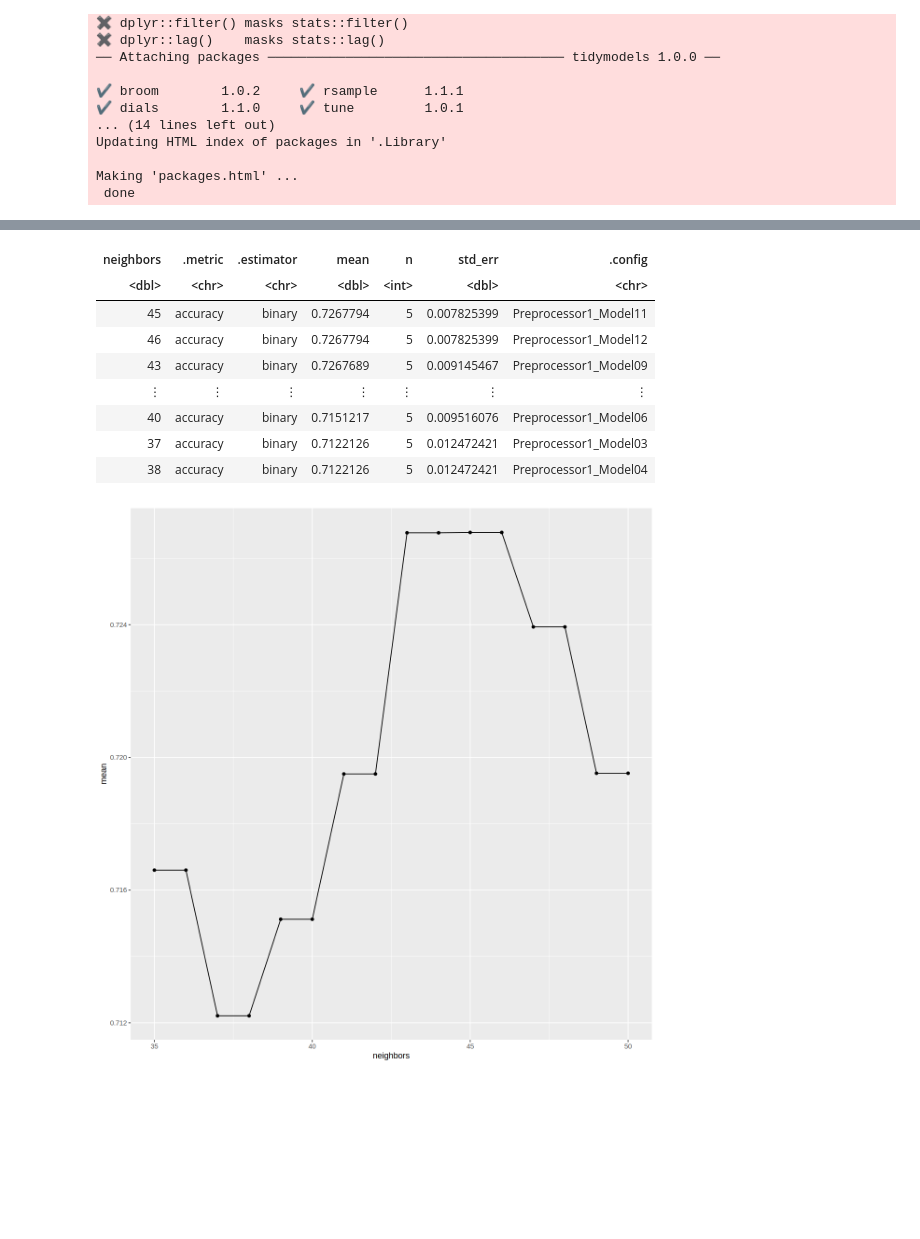
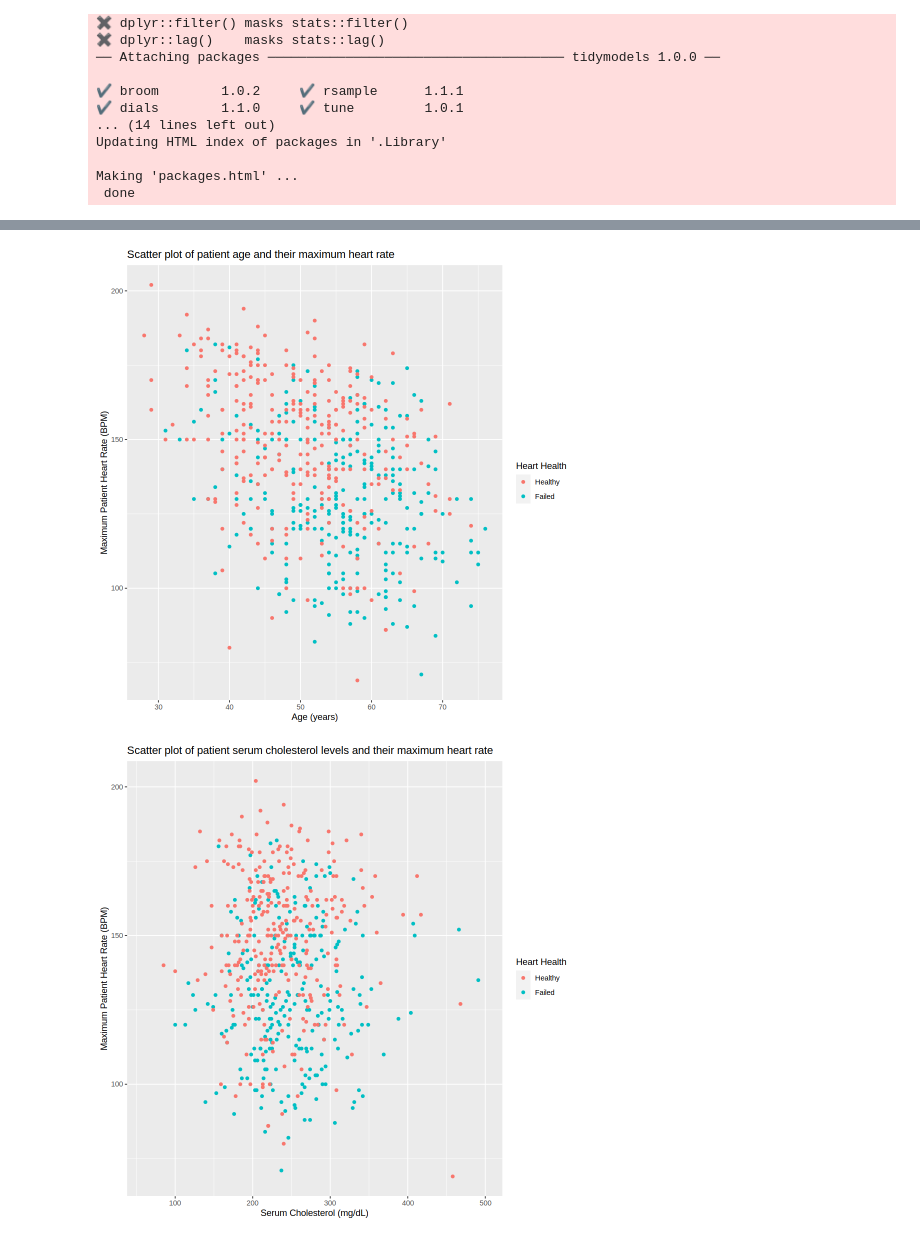
Before and after one commit to hamin2006/Group_Project_7, a Jupyter notebook: project_proposal_group7.ipynb, the cells around one changed output, grey strips where cells are left out. Cells and saved outputs as stored; diff of their text form; code cells hidden in the pictures; blank space fills up the shorter version.

Commit message:
plots and tables

```diff
--- a/project_proposal_group7.ipynb
+++ b/project_proposal_group7.ipynb
@@ -27,23 +27,31 @@ Making 'packages.html' ...
  done
 # %%
 set.seed(50)
-heart_data <- read_csv("data/heart.csv", skip = 1, col_names = c("age","sex","chest_pain","resting_bp","cholesterol","fasting_bs","rest_ecg","max_heart_rate","excercise_angina","old_peak","st_slope","heart_failure")) |>
-    mutate(heart_failure = case_when(heart_failure == 1 ~ "Healthy" , heart_failure == 0 ~ "Failed"), heart_failure = as_factor(heart_failure)) |>
+#loading raw dataset with new clean column names
+heart_raw <- read_csv("https://raw.githubusercontent.com/hamin2006/Group_Project_7/main/data/heart1.csv",
+                       skip = 1,
+                       col_names = c("age","sex","chest_pain","resting_bp","cholesterol","fasting_bs","rest_ecg",
+                                    "max_heart_rate","excercise_angina","old_peak","st_slope","heart_failure"))
+
+#cleaning data and selecting predictor variables
+heart_data <- heart_raw |>
+    mutate(heart_failure = case_when(heart_failure == 0 ~ "Healthy" , heart_failure == 1 ~ "Failed"),
+           heart_failure = as_factor(heart_failure)) |>
     select(age, resting_bp, cholesterol, max_heart_rate, heart_failure)
 
-heart_data
-
-
+#splitting clean data into training and testing sets
 heart_split <- initial_split(heart_data, prop = 0.75, strata = heart_failure)
 
 heart_training <- training(heart_split)
 heart_testing <- testing(heart_split)
 
+#summarization of training data
 heart_training_summary <- heart_training |>
     group_by(heart_failure) |>
     summarize (patients = n(),
               mean_age = mean(age),
               mean_resting_bp = mean(resting_bp),
               mean_cholesterol = mean(cholesterol),
-              mean_max_heart_rate = mean(max_heart_rate))
+              mean_max_heart_rate = mean(max_heart_rate),
+              missing_data = sum(is.na(heart_failure)) + sum(is.na(age)) + sum(is.na(resting_bp)) + sum(is.na(cholesterol)) + sum(is.na(max_heart_rate)))
 heart_training_summary
@@ -50,27 +72,25 @@ heart_training_summary
 # %%
-options(repr.plot.height = 10, repr.plot.width = 10)
-#set.seed(50)
-spec <- nearest_neighbor(weight_func = "rectangular", neighbors = tune()) |>
-set_engine("kknn")|>
-set_mode("classification")
+options(repr.plot.height = 8, repr.plot.width = 8)
+plot1 <- ggplot(heart_training, aes(x = age, y = resting_bp, colour = heart_failure)) +
+                geom_point() +
+                labs(x = "Age (years)", y = "Resting Systolic Blood Pressure (mm Hg)",
+                     colour = "Heart Health",
+                     title = "Scatter plot of patient age and their resting systolic blood pressure")
 
-rec <- recipe(heart_failure~.,data = heart_training) |>
-    step_scale(all_predictors()) |>
-    step_center(all_predictors())
+plot2 <- ggplot(heart_training, aes(x = age, y = max_heart_rate, colour = heart_failure)) +
+                geom_point() +
+                labs(x = "Age (years)", y = "Maximum Patient Heart Rate (BPM)",
+                     colour = "Heart Health",
+                     title = "Scatter plot of patient age and their maximum heart rate")
 
-fold <- vfold_cv(heart_training, v = 5, strata = heart_failure)
+plot3 <- ggplot(heart_training, aes(x = cholesterol, y = max_heart_rate, colour = heart_failure)) +
+                geom_point() +
+                labs(x = "Serum Cholesterol (mg/dL)", y = "Maximum Patient Heart Rate (BPM)",
+                     colour = "Heart Health",
+                     title = "Scatter plot of patient serum cholesterol levels and their maximum heart rate") +
+                xlim(c(60,500))
 
-resample_fit <- workflow() |>
-       add_recipe(rec) |>
-       add_model(spec) |>
-       tune_grid(resamples = fold, grid = tibble(neighbors = seq(35,50,by=1))) |>
-        collect_metrics() |>
-        filter(.metric=="accuracy") |>
-        arrange(desc(mean))
-resample_fit
-
-plot <- ggplot(resample_fit, aes(x = neighbors, y = mean)) +
-    geom_point()+
-    geom_line()
-plot
+plot2
+plot3
+plot1
 # %% [output]
@@ -78,10 +99,2 @@ A tibble: 16 × 7
-| neighbors | .metric | .estimator | mean | n | std_err | .config |
-| <dbl> | <chr> | <chr> | <dbl> | <int> | <dbl> | <chr> |
-| 45 | accuracy | binary | 0.7267794 | 5 | 0.007825399 | Preprocessor1_Model11 |
-| 46 | accuracy | binary | 0.7267794 | 5 | 0.007825399 | Preprocessor1_Model12 |
-| 43 | accuracy | binary | 0.7267689 | 5 | 0.009145467 | Preprocessor1_Model09 |
-| ⋮ | ⋮ | ⋮ | ⋮ | ⋮ | ⋮ | ⋮ |
-| 40 | accuracy | binary | 0.7151217 | 5 | 0.009516076 | Preprocessor1_Model06 |
-| 37 | accuracy | binary | 0.7122126 | 5 | 0.012472421 | Preprocessor1_Model03 |
-| 38 | accuracy | binary | 0.7122126 | 5 | 0.012472421 | Preprocessor1_Model04 |
-[figure, old version]
+[figure, new version]
+[figure, added]
```
Also changed, not shown: parts of 2 cells of this notebook.
